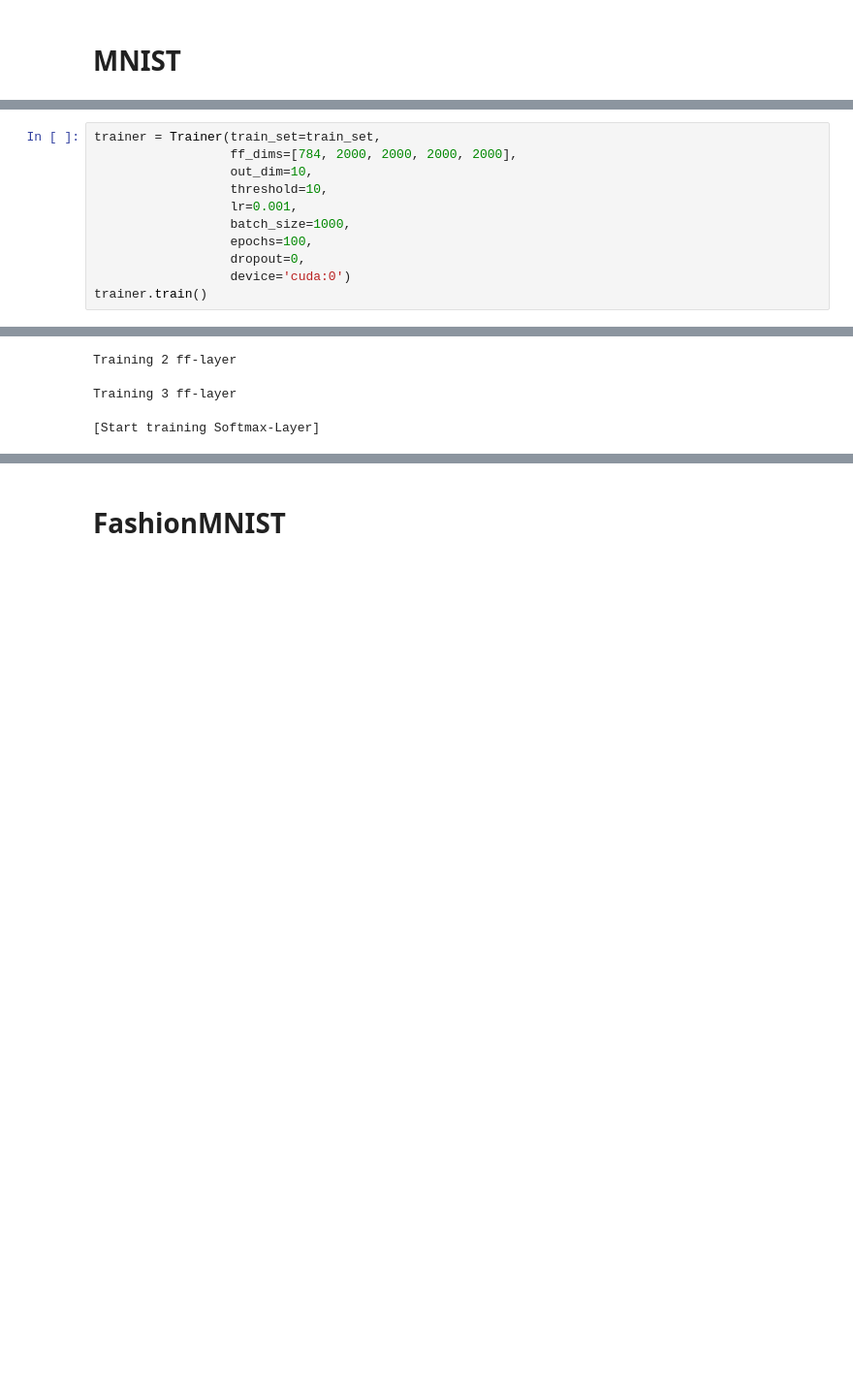
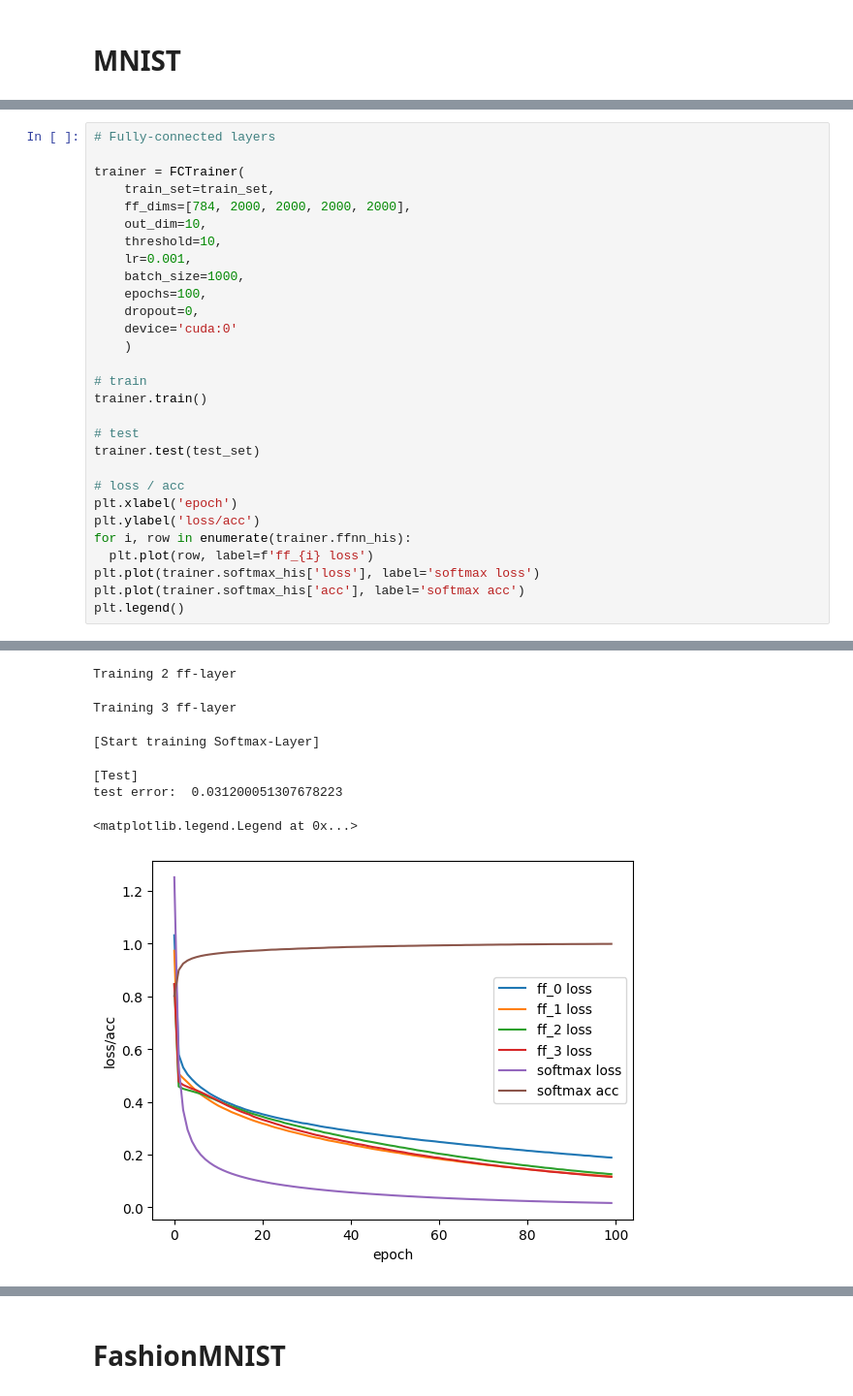
Before and after one commit to tworiver0931/Forward-Forward-Algorithm, a Jupyter notebook: train.ipynb, the cells around one changed output, grey strips where cells are left out. Shown at 97% size. Cells and saved outputs as stored; diff of their text form; blank space fills up the shorter version.

```diff
--- a/train.ipynb
+++ b/train.ipynb
@@ -28,19 +13,41 @@ Extracting ./data/MNIST/raw/t10k-labels-idx1-ubyte.gz to ./data/MNIST/raw
 # %%
-trainer = Trainer(train_set=train_set,
-                  ff_dims=[784, 2000, 2000, 2000, 2000],
-                  out_dim=10,
-                  threshold=10,
-                  lr=0.001,
-                  batch_size=1000,
-                  epochs=100,
-                  dropout=0,
-                  device='cuda:0')
+# Fully-connected layers
+
+trainer = FCTrainer(
+    train_set=train_set,
+    ff_dims=[784, 2000, 2000, 2000, 2000],
+    out_dim=10,
+    threshold=10,
+    lr=0.001,
+    batch_size=1000,
+    epochs=100,
+    dropout=0,
+    device='cuda:0'
+    )
+
+# train
 trainer.train()
+
+# test
+trainer.test(test_set)
+
+# loss / acc
+plt.xlabel('epoch')
+plt.ylabel('loss/acc')
+for i, row in enumerate(trainer.ffnn_his):
+  plt.plot(row, label=f'ff_{i} loss')
+plt.plot(trainer.softmax_his['loss'], label='softmax loss')
+plt.plot(trainer.softmax_his['acc'], label='softmax acc')
+plt.legend()
 # %% [output]
 Create negative datas
 [Start training FF-Layers]
 Training 0 ff-layer
 Training 1 ff-layer
 Training 2 ff-layer
 Training 3 ff-layer
 [Start training Softmax-Layer]
+[Test]
+test error:  0.031200051307678223
+<matplotlib.legend.Legend at 0x...>
+[figure, added]
```
Also changed, not shown: parts of 8 cells of this notebook, 2 other files.
